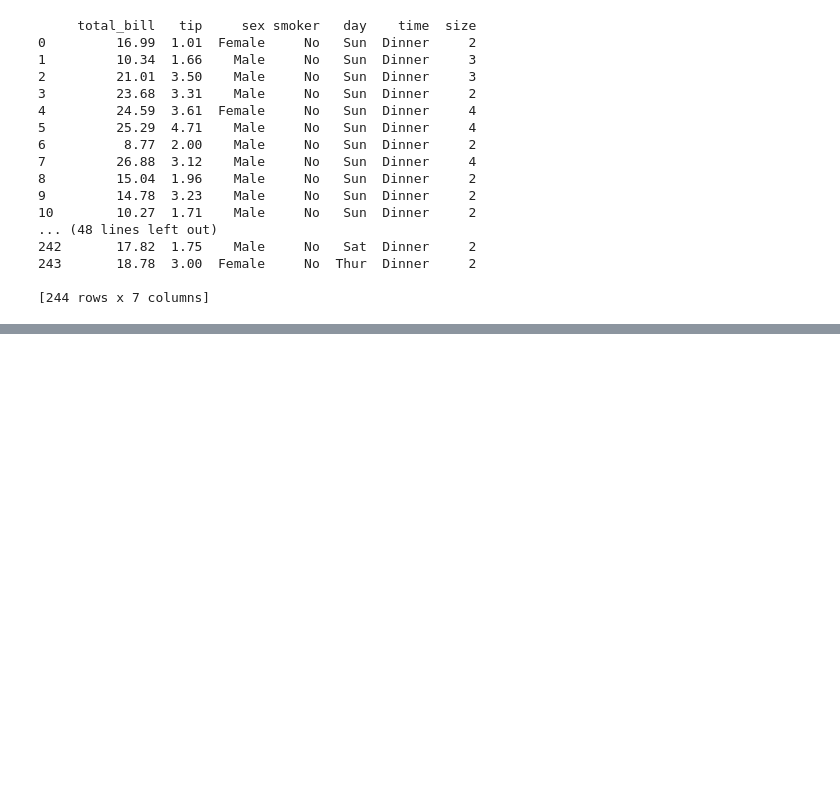
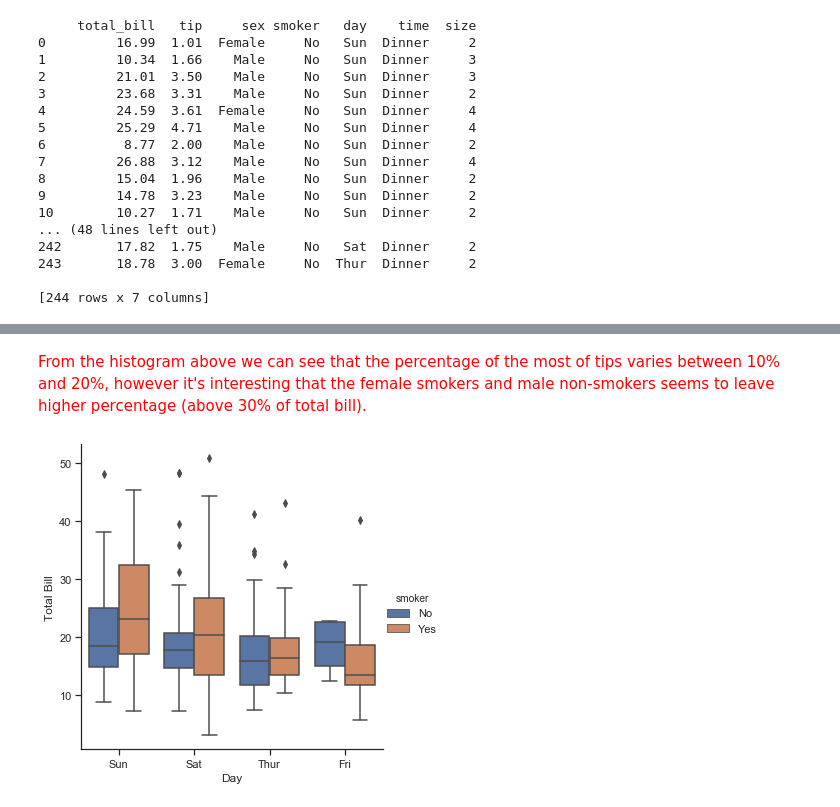
Before and after one commit to JuliaMal/Fundamentals_project, a Jupyter notebook: Tips.ipynb, the cells around one changed output, grey strips where cells are left out. Drawn from its saved outputs; the diff is of its cells as text; code cells hidden in the pictures; blank space fills up the shorter version.

```diff
--- a/Tips.ipynb
+++ b/Tips.ipynb
@@ -52,0 +69,8 @@ Average tip:  3.0
+# %% [markdown]
+<font color='red'>From the histogram above we can see that the percentage of the most of tips varies between 10% and 20%, however it's interesting that the female smokers and male non-smokers seems to leave higher percentage (above 30% of total bill). </font>
+# %%
+with sns.axes_style(style='ticks'):
+    g = sns.factorplot("day", "total_bill", "smoker", data=df, kind="box")
+    g.set_axis_labels("Day", "Total Bill")
+# %% [output]
+[figure, added]
```
Also changed, not shown: parts of 16 cells of this notebook, 1 other file.
